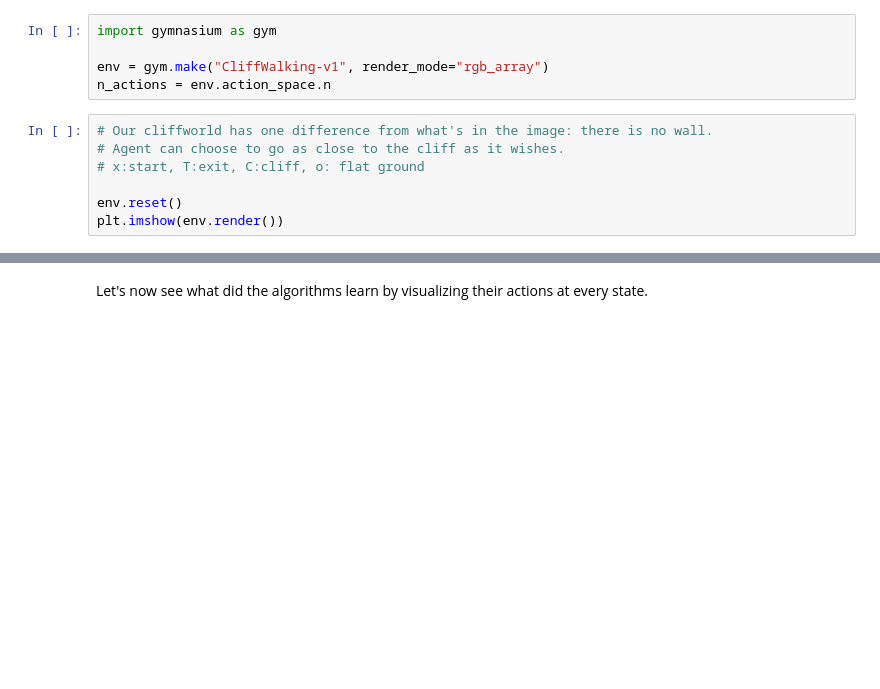
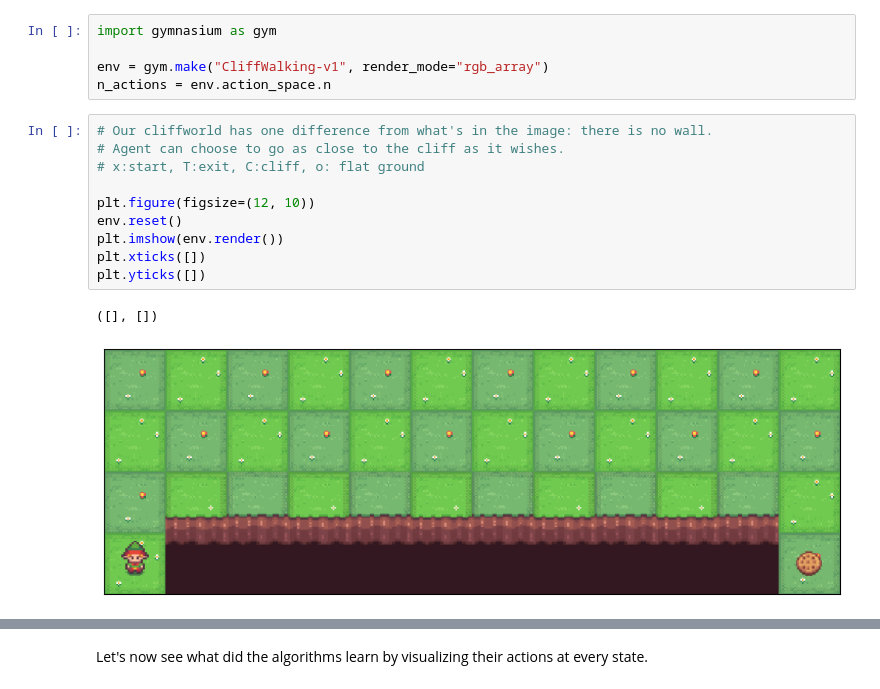
Before and after one commit to Need2BuySSD/Practical_RL, a Jupyter notebook: week03_model_free/homework.ipynb, the cells around one changed output, grey strips where cells are left out. Cells and saved outputs as stored; diff of their text form; blank space fills up the shorter version.

```diff
--- a/week03_model_free/homework.ipynb
+++ b/week03_model_free/homework.ipynb
@@ -558,10 +714,16 @@ n_actions = env.action_space.n
 # %%
 # Our cliffworld has one difference from what's in the image: there is no wall.
 # Agent can choose to go as close to the cliff as it wishes.
 # x:start, T:exit, C:cliff, o: flat ground
 
+plt.figure(figsize=(12, 10))
 env.reset()
 plt.imshow(env.render())
+plt.xticks([])
+plt.yticks([])
+# %% [output]
+([], [])
+[figure, added]
 # %%
 from IPython.display import clear_output
 
```
Also changed, not shown: parts of 24 cells of this notebook.
